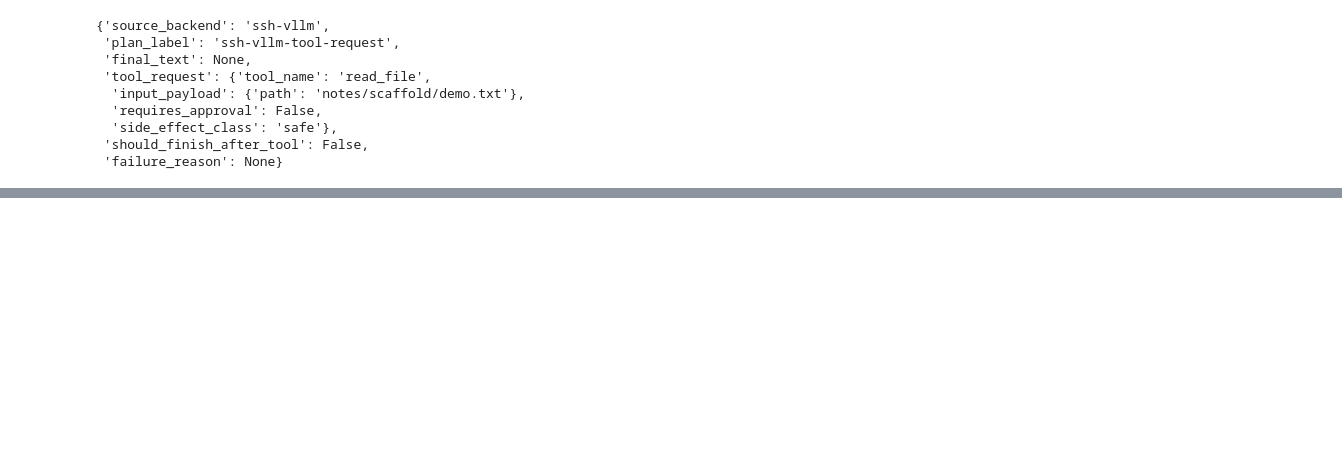
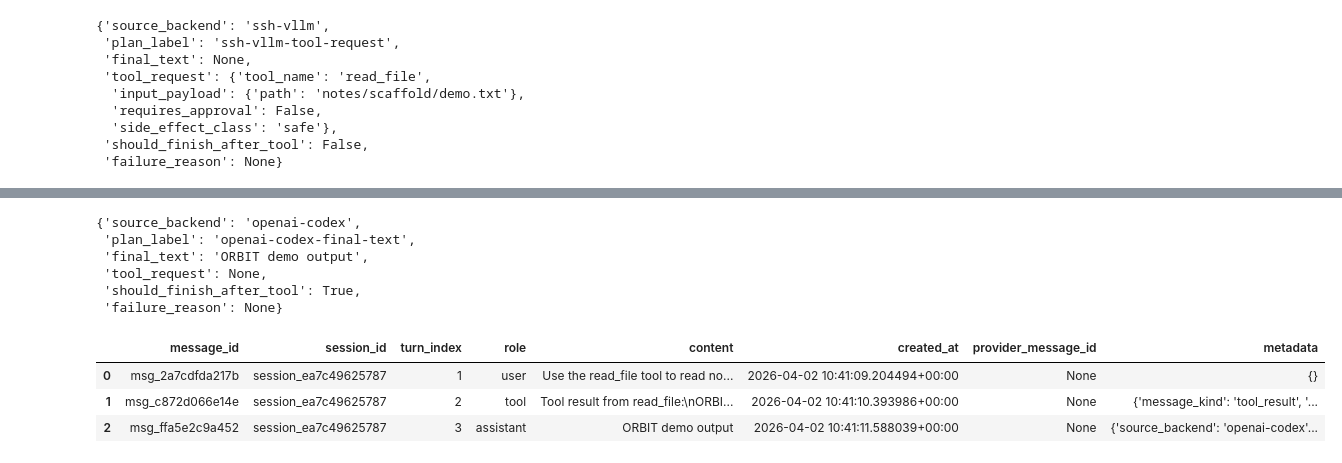
Before and after one commit to WeixinWang24/ORBIT, a Jupyter notebook: notebooks/providers/08_first_tool_call_session_demo.ipynb, the cells around one changed output, grey strips where cells are left out. Saved outputs shown, nothing was run; the diff lists cells and outputs as text; code cells hidden in the pictures; blank space fills up the shorter version.

```diff
--- a/notebooks/providers/08_first_tool_call_session_demo.ipynb
+++ b/notebooks/providers/08_first_tool_call_session_demo.ipynb
@@ -202,0 +320,30 @@ closure_result['final_plan'].model_dump()
+# %%
+codex_backend = OpenAICodexExecutionBackend(
+    config=OpenAICodexConfig(model='gpt-5.4'),
+    repo_root=REPO_ROOT,
+)
+codex_coordinator = OrbitCoordinator(
+    store=create_default_store(),
+    workspace_root=REPO_ROOT,
+    backend=codex_backend,
+)
+codex_session = codex_coordinator.create_session(backend_name='openai-codex', model='gpt-5.4')
+codex_closure_plan = codex_coordinator.run_session_turn(
+    session_id=codex_session.session_id,
+    user_input='Use the read_file tool to read notes/scaffold/demo.txt. Do not answer from memory. After using the tool, tell me the first sentence only.',
+)
+codex_closure_plan.model_dump()
+# %% [output]
+{'source_backend': 'openai-codex',
+ 'plan_label': 'openai-codex-final-text',
+ 'final_text': 'ORBIT demo output',
+ 'tool_request': None,
+ 'should_finish_after_tool': True,
+ 'failure_reason': None}
+# %%
+session_messages_dataframe(codex_coordinator.store, codex_session.session_id)
+# %% [output]
+|  | message_id | session_id | turn_index | role | content | created_at | provider_message_id | metadata |
+| 0 | msg_2a7cdfda217b | session_ea7c49625787 | 1 | user | Use the read_file tool to read no... | 2026-04-02 10:41:09.204494+00:00 | None | {} |
+| 1 | msg_c872d066e14e | session_ea7c49625787 | 2 | tool | Tool result from read_file:\nORBI... | 2026-04-02 10:41:10.393986+00:00 | None | {'message_kind': 'tool_result', '... |
+| 2 | msg_ffa5e2c9a452 | session_ea7c49625787 | 3 | assistant | ORBIT demo output | 2026-04-02 10:41:11.588039+00:00 | None | {'source_backend': 'openai-codex'... |
```
Also changed, not shown: parts of 20 cells of this notebook, 33 other files.
